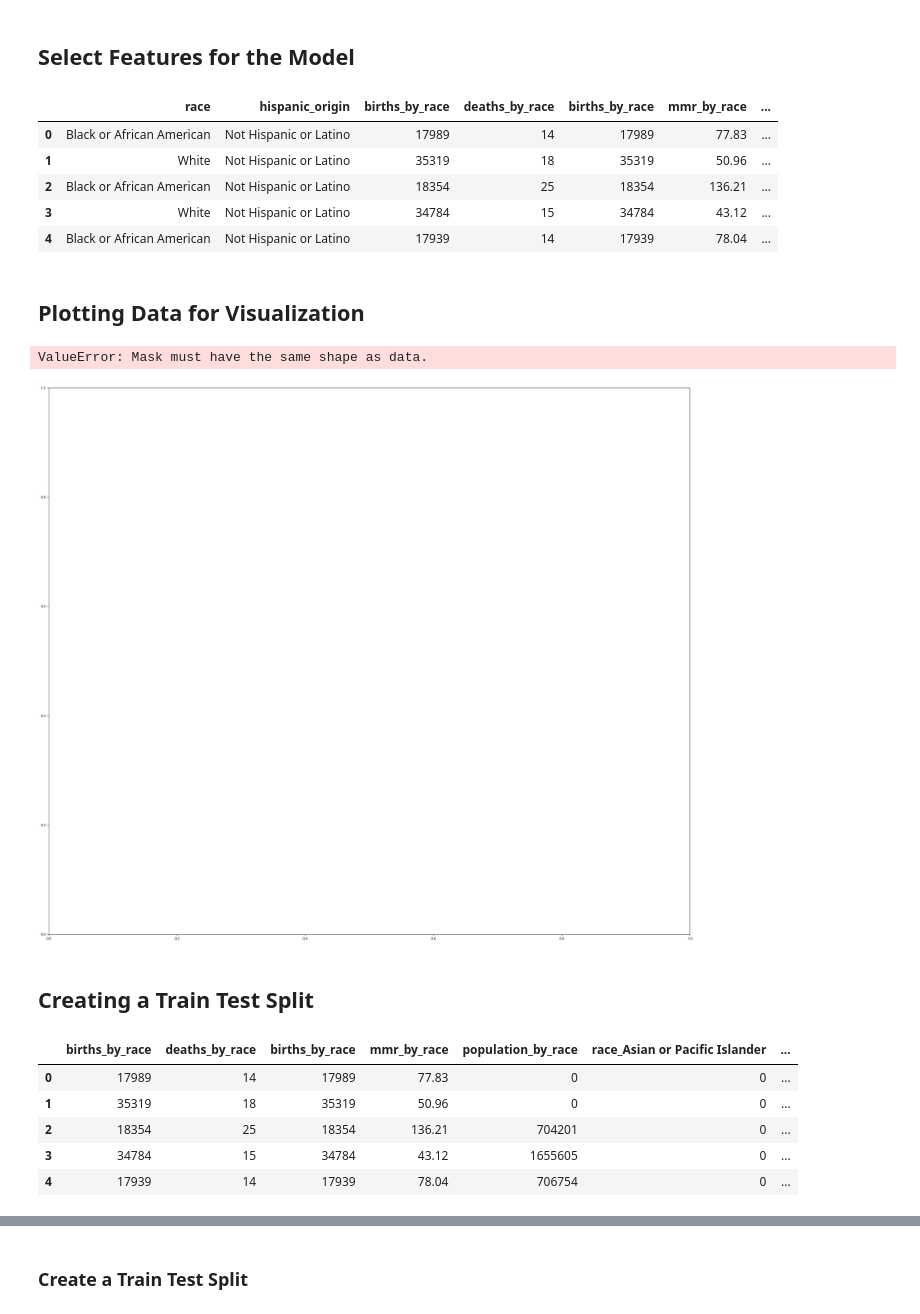
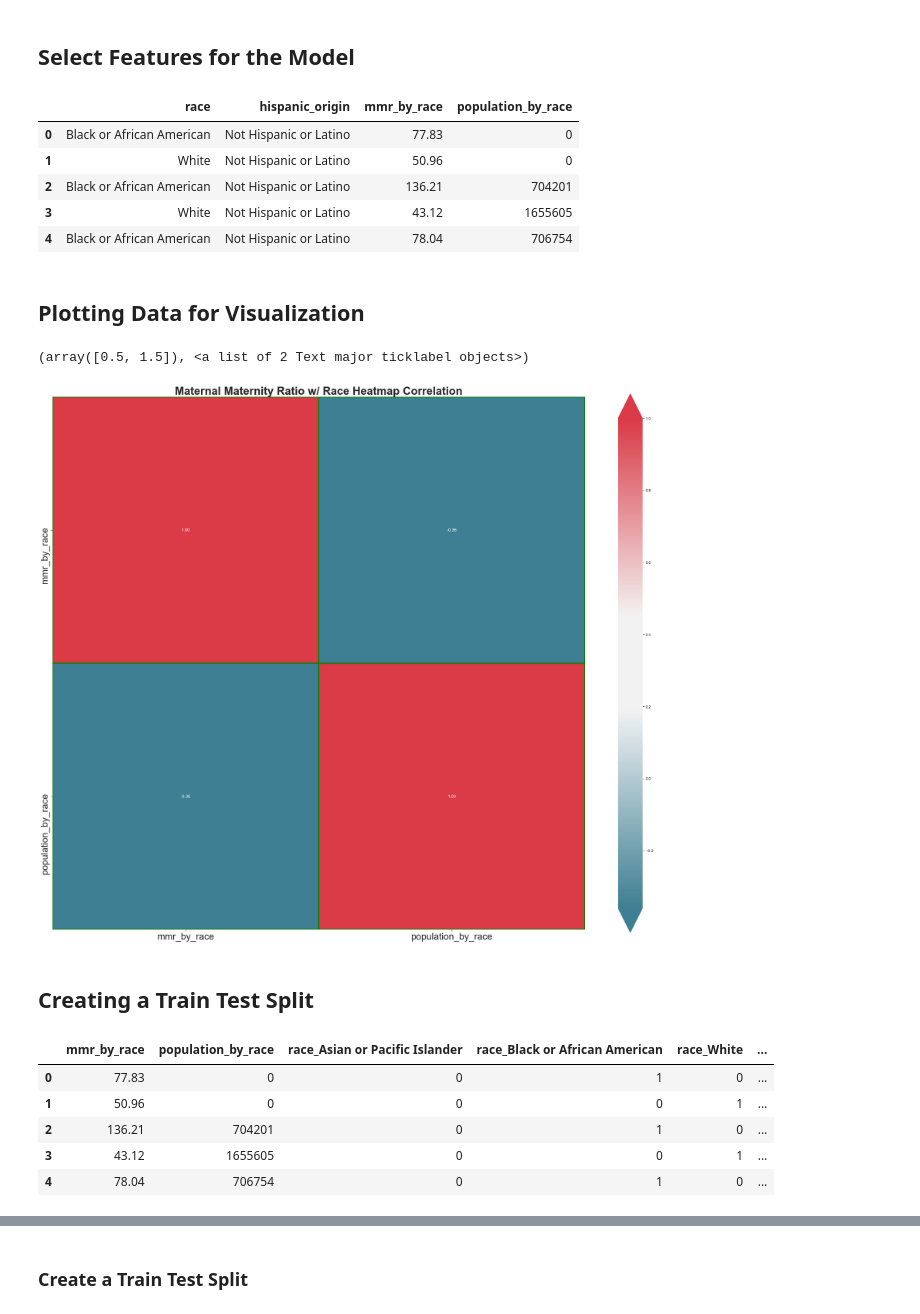
Before and after one commit to abpuccini/maternal-mortality-project, a Jupyter notebook: machine_learning/model_testing/Linear_Reg_by_race_ah.ipynb, the cells around one changed output, grey strips where cells are left out. Cells and saved outputs as stored; diff of their text form; code cells hidden in the pictures.

```diff
--- a/machine_learning/model_testing/Linear_Reg_by_race_ah.ipynb
+++ b/machine_learning/model_testing/Linear_Reg_by_race_ah.ipynb
@@ -98,38 +91,46 @@ Index(['state', 'state_code', 'year', 'race', 'hispanic_origin',
 ## Select Features for the Model ##
 # %%
 # Selecting the features from the dataframe that will be the X values
-selected_features = MMR_race[['race', 'hispanic_origin', 'births_by_race', 'deaths_by_race', 'births_by_race', 'mmr_by_race', 'population_by_race']]
+selected_features = MMR_race[['race', 'hispanic_origin', 'mmr_by_race', 'population_by_race']]
 selected_features.head()
 # %% [output]
-|  | race | hispanic_origin | births_by_race | deaths_by_race | births_by_race | mmr_by_race | ... |
-| 0 | Black or African American | Not Hispanic or Latino | 17989 | 14 | 17989 | 77.83 | ... |
-| 1 | White | Not Hispanic or Latino | 35319 | 18 | 35319 | 50.96 | ... |
-| 2 | Black or African American | Not Hispanic or Latino | 18354 | 25 | 18354 | 136.21 | ... |
-| 3 | White | Not Hispanic or Latino | 34784 | 15 | 34784 | 43.12 | ... |
-| 4 | Black or African American | Not Hispanic or Latino | 17939 | 14 | 17939 | 78.04 | ... |
+|  | race | hispanic_origin | mmr_by_race | population_by_race |
+| 0 | Black or African American | Not Hispanic or Latino | 77.83 | 0 |
+| 1 | White | Not Hispanic or Latino | 50.96 | 0 |
+| 2 | Black or African American | Not Hispanic or Latino | 136.21 | 704201 |
+| 3 | White | Not Hispanic or Latino | 43.12 | 1655605 |
+| 4 | Black or African American | Not Hispanic or Latino | 78.04 | 706754 |
 # %% [markdown]
 ## Plotting Data for Visualization ##
 # %%
 import seaborn as sns
 import matplotlib.pyplot as plt
 %matplotlib inline
 
 # Using the figure, axes together using `plt.subplots()` function:
 fig, ax = plt.subplots(figsize=(32, 28), dpi=80, facecolor='w', edgecolor='k')
 
 # Calculating the correlation matrix for each feature in dataset
 corr = selected_features.dropna().corr()
 
 # Setting features
 top_corr_features = corr.index
+top_corr_features
+
 sns.set_theme(context = "paper", style="ticks", font_scale=1.2)
 
 # Plotting the heatmap
-sns.heatmap(corr[top_corr_features], mask=np.zeros_like(corr, dtype=np.bool), cmap=sns.diverging_palette(220, 10, sep=50, as_cmap=True),
+sns.heatmap(corr[top_corr_features], cmap=sns.diverging_palette(220, 10, sep=50, as_cmap=True),
             square=True, annot=True, ax=ax, fmt='.2f', linewidths=2, linecolor='green', cbar_kws={"shrink": .95, "extend":'both'})
+
+# Adjusting the x & y ticks and adding title
+ax.set(title="Maternal Maternity Ratio Heatmap Correlation")
+plt.title("Maternal Maternity Ratio w/ Race Heatmap Correlation", fontsize = 30, fontweight='bold')
+plt.xticks(fontsize=25)
+plt.yticks(fontsize=25)
 # %% [output]
-ValueError: Mask must have the same shape as data.
+(array([0.5, 1.5]), <a list of 2 Text major ticklabel objects>)
-[figure, old version]
+[figure, new version]
 # %% [markdown]
 ## Creating a Train Test Split ##
 # %%
@@ -138,12 +139,12 @@ ValueError: Mask must have the same shape as data.
 selected_features_transformed = pd.get_dummies(selected_features)
 selected_features_transformed.head()
 # %% [output]
-|  | births_by_race | deaths_by_race | births_by_race | mmr_by_race | population_by_race | race_Asian or Pacific Islander | ... |
-| 0 | 17989 | 14 | 17989 | 77.83 | 0 | 0 | ... |
-| 1 | 35319 | 18 | 35319 | 50.96 | 0 | 0 | ... |
-| 2 | 18354 | 25 | 18354 | 136.21 | 704201 | 0 | ... |
-| 3 | 34784 | 15 | 34784 | 43.12 | 1655605 | 0 | ... |
-| 4 | 17939 | 14 | 17939 | 78.04 | 706754 | 0 | ... |
+|  | mmr_by_race | population_by_race | race_Asian or Pacific Islander | race_Black or African American | race_White | ... |
+| 0 | 77.83 | 0 | 0 | 1 | 0 | ... |
+| 1 | 50.96 | 0 | 0 | 0 | 1 | ... |
+| 2 | 136.21 | 704201 | 0 | 1 | 0 | ... |
+| 3 | 43.12 | 1655605 | 0 | 0 | 1 | ... |
+| 4 | 78.04 | 706754 | 0 | 1 | 0 | ... |
 # %%
 # Selecting and assigning the X & y values
 y = MMR_race['mmr_by_race'].values.reshape(-1,1)
```
Also changed, not shown: parts of 16 cells of this notebook, 2 other files.
